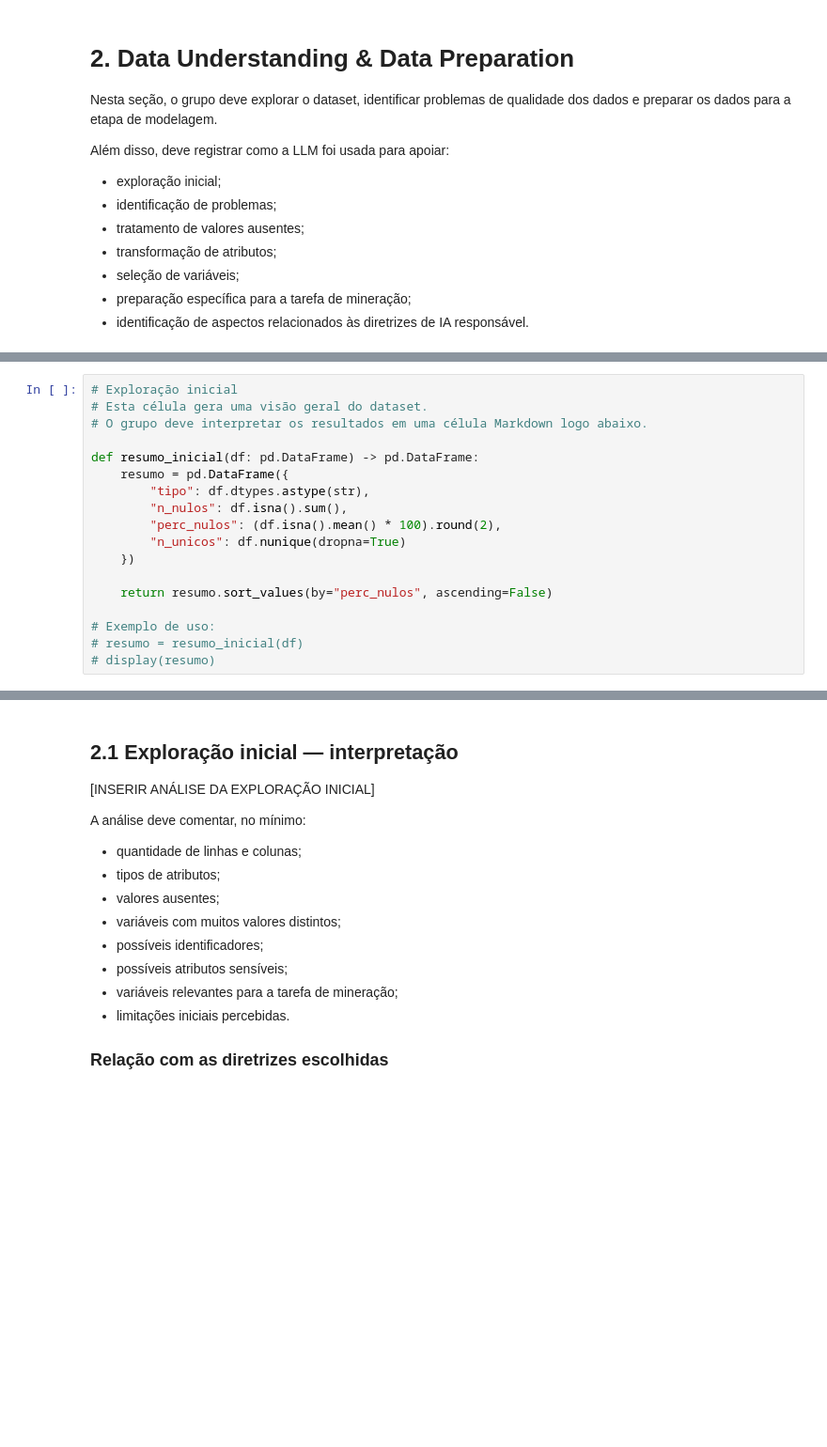
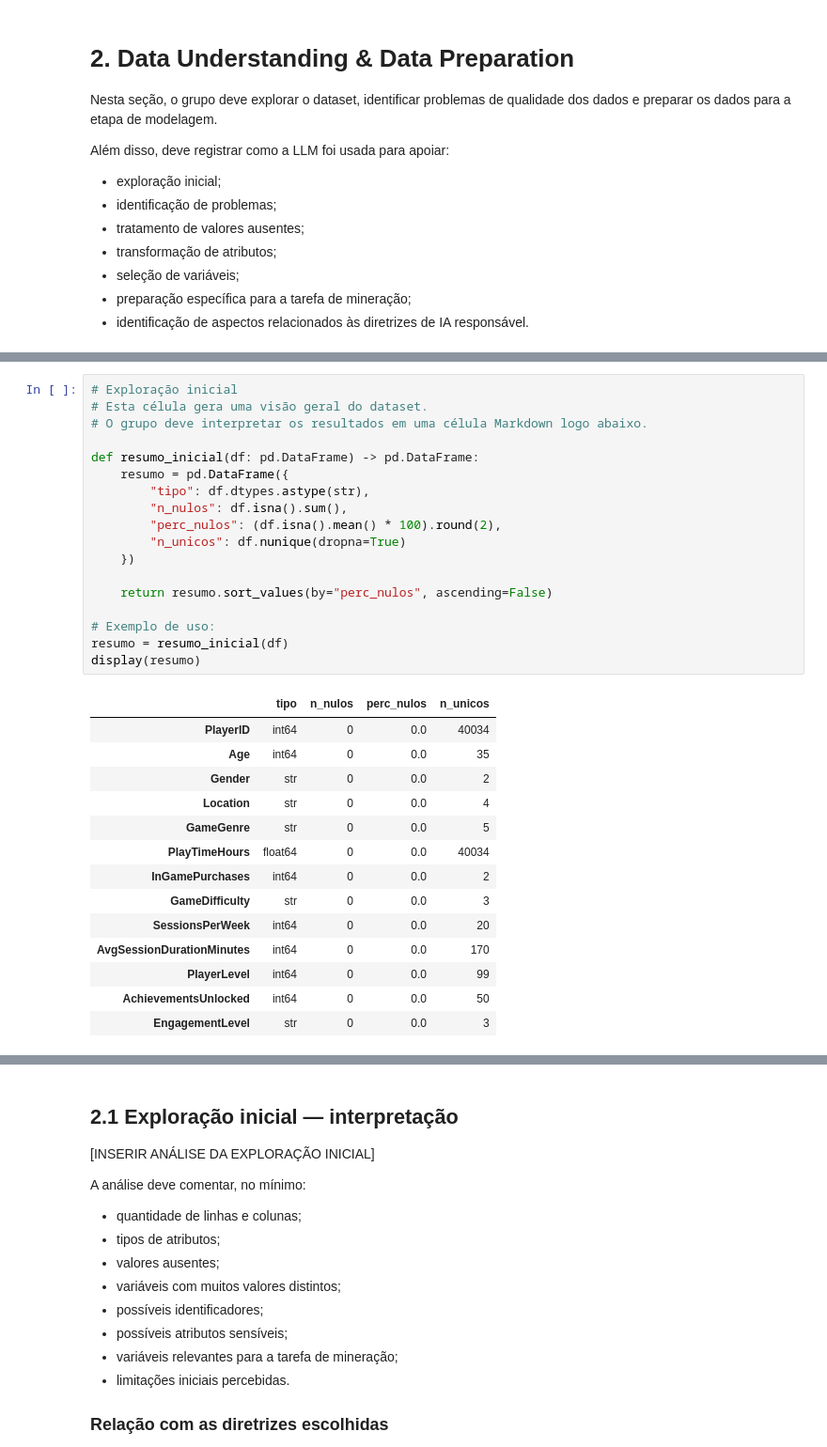
Before and after one commit to DaviOSad/Online-Players-Behavior-Segmentation, a Jupyter notebook: TP1_Fase2_Grupo11.ipynb, the cells around one changed output, grey strips where cells are left out. Shown at 94% size. Cells and saved outputs as stored; diff of their text form; blank space fills up the shorter version.

```diff
--- a/TP1_Fase2_Grupo11.ipynb
+++ b/TP1_Fase2_Grupo11.ipynb
@@ -383,21 +444,36 @@ def verificar_restricoes_dataset(df: pd.DataFrame) -> None:
 # %%
 # Exploração inicial
 # Esta célula gera uma visão geral do dataset.
 # O grupo deve interpretar os resultados em uma célula Markdown logo abaixo.
 
 def resumo_inicial(df: pd.DataFrame) -> pd.DataFrame:
     resumo = pd.DataFrame({
         "tipo": df.dtypes.astype(str),
         "n_nulos": df.isna().sum(),
         "perc_nulos": (df.isna().mean() * 100).round(2),
         "n_unicos": df.nunique(dropna=True)
     })
 
     return resumo.sort_values(by="perc_nulos", ascending=False)
 
 # Exemplo de uso:
-# resumo = resumo_inicial(df)
-# display(resumo)
+resumo = resumo_inicial(df)
+display(resumo)
+# %% [output]
+|  | tipo | n_nulos | perc_nulos | n_unicos |
+| PlayerID | int64 | 0 | 0.0 | 40034 |
+| Age | int64 | 0 | 0.0 | 35 |
+| Gender | str | 0 | 0.0 | 2 |
+| Location | str | 0 | 0.0 | 4 |
+| GameGenre | str | 0 | 0.0 | 5 |
+| PlayTimeHours | float64 | 0 | 0.0 | 40034 |
+| InGamePurchases | int64 | 0 | 0.0 | 2 |
+| GameDifficulty | str | 0 | 0.0 | 3 |
+| SessionsPerWeek | int64 | 0 | 0.0 | 20 |
+| AvgSessionDurationMinutes | int64 | 0 | 0.0 | 170 |
+| PlayerLevel | int64 | 0 | 0.0 | 99 |
+| AchievementsUnlocked | int64 | 0 | 0.0 | 50 |
+| EngagementLevel | str | 0 | 0.0 | 3 |
 # %%
 # Estatísticas descritivas
 # O objetivo é separar análise de variáveis numéricas e categóricas.
```
Also changed, not shown: parts of 9 cells of this notebook.
